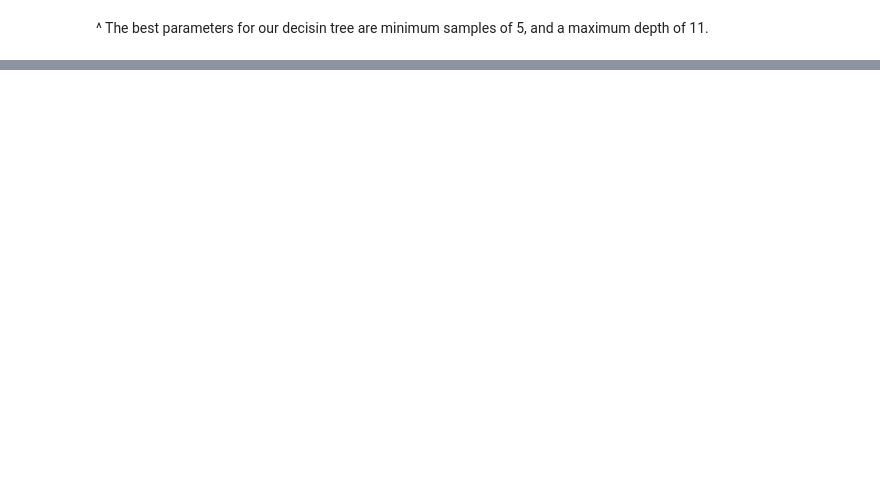
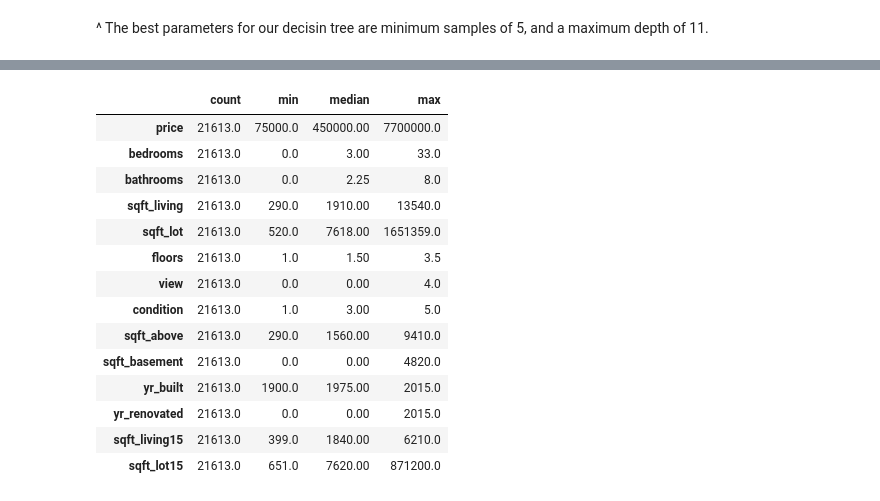
Before and after one commit to alextanhongpin/data-cleaning-and-exploration-with-machine-learning, a Jupyter notebook: 09_knearest_neighbors_decision_tree_random_forest_and_gradient_boosted_regression.ipynb, the cells around one changed output, grey strips where cells are left out. Cells and saved outputs as stored; diff of their text form; code cells hidden in the pictures; blank space fills up the shorter version.

```diff
--- a/09_knearest_neighbors_decision_tree_random_forest_and_gradient_boosted_regression.ipynb
+++ b/09_knearest_neighbors_decision_tree_random_forest_and_gradient_boosted_regression.ipynb
@@ -540,0 +580,19 @@ rs.best_score_
+# %%
+num_cols = [
+    "bedrooms",
+    "bathrooms",
+    "sqft_living",
+    "sqft_lot",
+    "floors",
+    "view",
+    "condition",
+    "sqft_above",
+    "sqft_basement",
+    "yr_built",
+    "yr_renovated",
+    "sqft_living15",
+    "sqft_lot15",
+]
+cat_cols = ["waterfront"]
+
+housing[["price"] + num_cols + cat_cols].head(3).T
@@ -540,0 +616,18 @@ rs.best_score_
+# %%
+housing[["price"] + num_cols].agg(["count", "min", "median", "max"]).T
+# %% [output]
+|  | count | min | median | max |
+| price | 21613.0 | 75000.0 | 450000.00 | 7700000.0 |
+| bedrooms | 21613.0 | 0.0 | 3.00 | 33.0 |
+| bathrooms | 21613.0 | 0.0 | 2.25 | 8.0 |
+| sqft_living | 21613.0 | 290.0 | 1910.00 | 13540.0 |
+| sqft_lot | 21613.0 | 520.0 | 7618.00 | 1651359.0 |
+| floors | 21613.0 | 1.0 | 1.50 | 3.5 |
+| view | 21613.0 | 0.0 | 0.00 | 4.0 |
+| condition | 21613.0 | 1.0 | 3.00 | 5.0 |
+| sqft_above | 21613.0 | 290.0 | 1560.00 | 9410.0 |
+| sqft_basement | 21613.0 | 0.0 | 0.00 | 4820.0 |
+| yr_built | 21613.0 | 1900.0 | 1975.00 | 2015.0 |
+| yr_renovated | 21613.0 | 0.0 | 0.00 | 2015.0 |
+| sqft_living15 | 21613.0 | 399.0 | 1840.00 | 6210.0 |
+| sqft_lot15 | 21613.0 | 651.0 | 7620.00 | 871200.0 |
```
Also changed, not shown: parts of 30 cells of this notebook, 6 other files.
